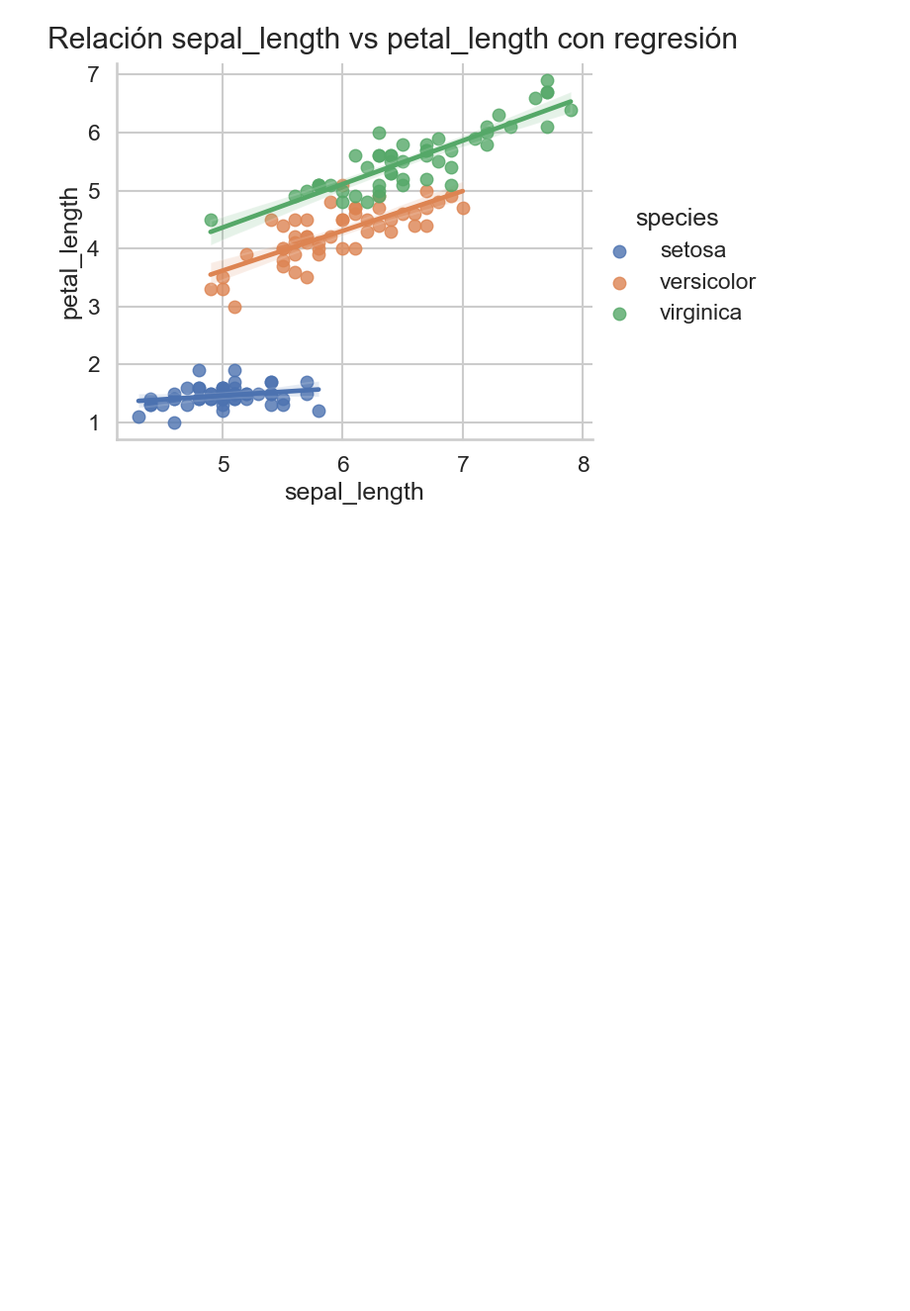
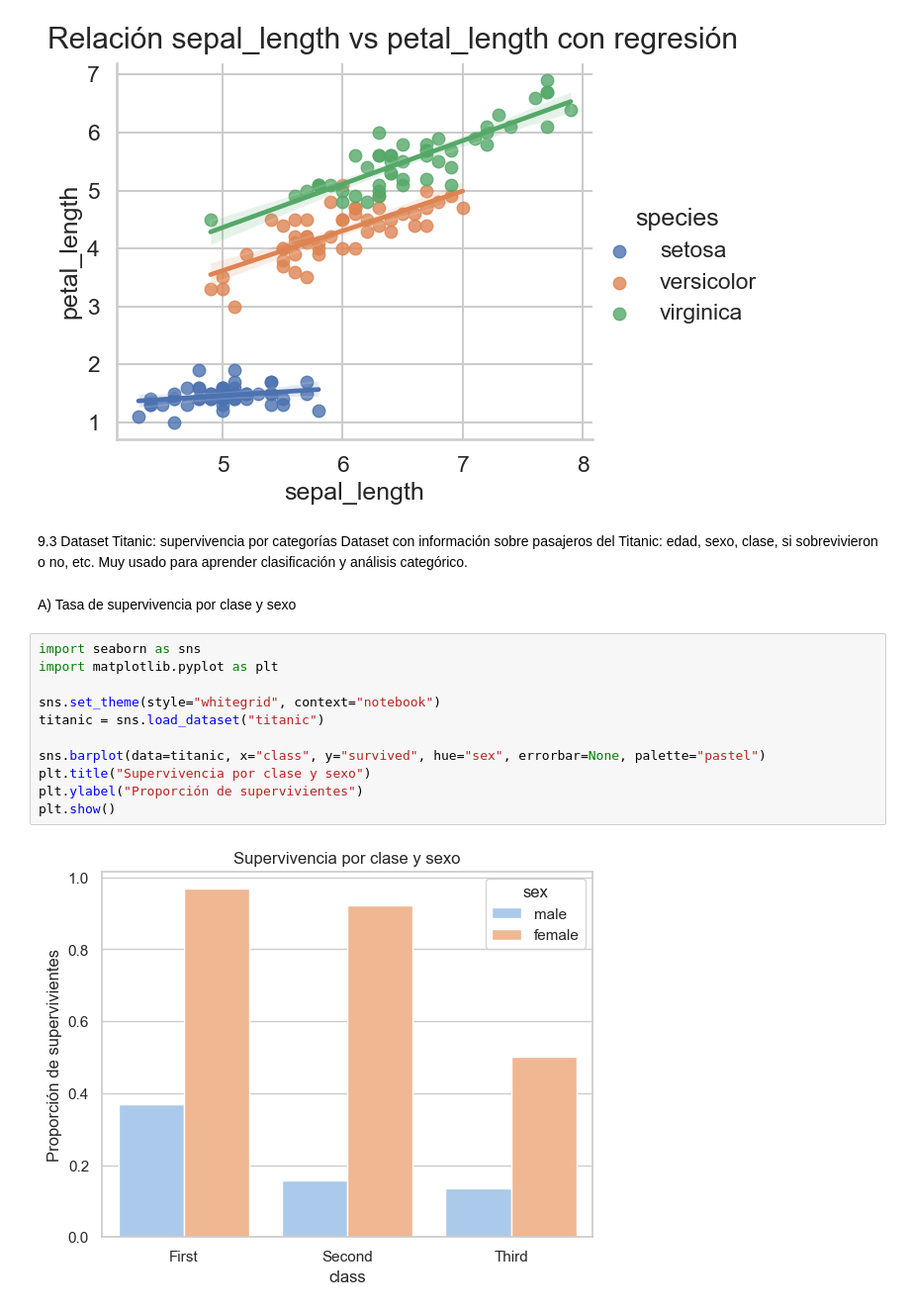
Before and after one commit to wilson-j-insaurralde/Seaborn, a Jupyter notebook: teoria/009_Visualización aplicada a datasets clásicos (Seaborn).ipynb, the cells around one changed output. Shown at 99% size. Drawn from its saved outputs; the diff is of its cells as text; blank space fills up the shorter version.

```diff
--- a/teoria/009_Visualización aplicada a datasets clásicos (Seaborn).ipynb
+++ b/teoria/009_Visualización aplicada a datasets clásicos (Seaborn).ipynb
@@ -107,3 +107,21 @@ plt.suptitle("Relación sepal_length vs petal_length con regresión", y=1.02)
 plt.show()
 # %% [output]
 [figure]
+# %% [markdown]
+9.3 Dataset Titanic: supervivencia por categorías
+Dataset con información sobre pasajeros del Titanic: edad, sexo, clase, si sobrevivieron o no, etc. Muy usado para aprender clasificación y análisis categórico.
+# %% [markdown]
+A) Tasa de supervivencia por clase y sexo
+# %%
+import seaborn as sns
+import matplotlib.pyplot as plt
+
+sns.set_theme(style="whitegrid", context="notebook")
+titanic = sns.load_dataset("titanic")
+
+sns.barplot(data=titanic, x="class", y="survived", hue="sex", errorbar=None, palette="pastel")
+plt.title("Supervivencia por clase y sexo")
+plt.ylabel("Proporción de supervivientes")
+plt.show()
+# %% [output]
+[figure, added]
```
Also changed, not shown: parts of 5 cells of this notebook.
